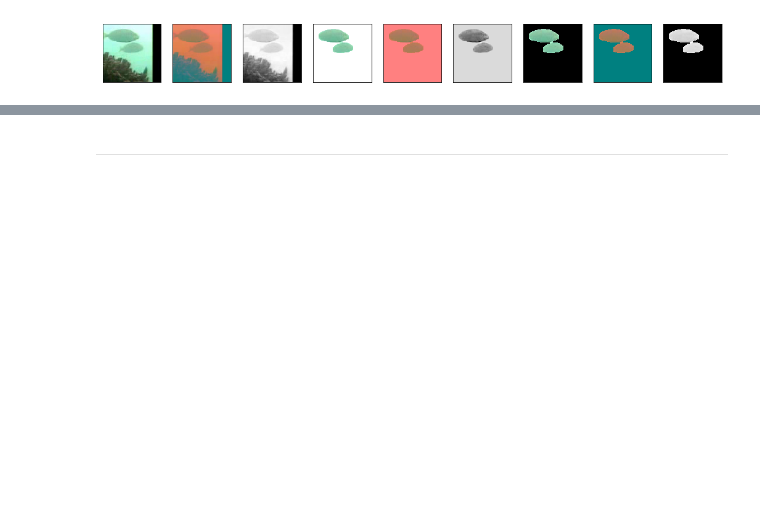
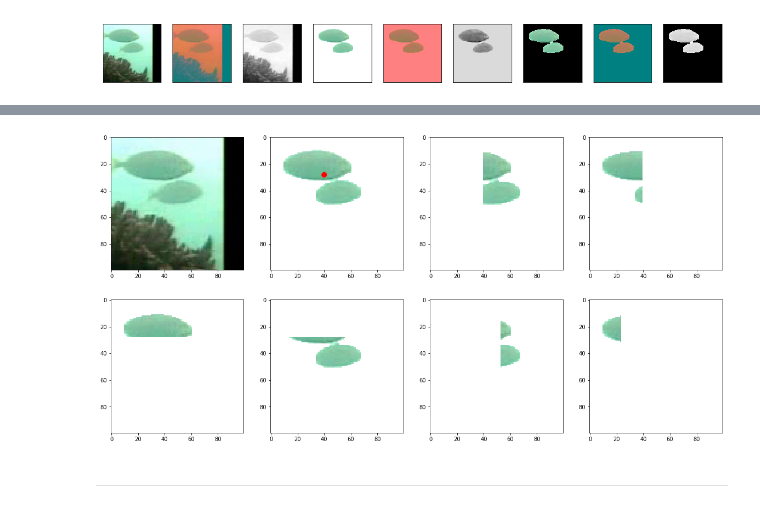
Before and after one commit to JianmengYu/f4k, a Jupyter notebook: f4k notebook.ipynb, the cells around one changed output, grey strips where cells are left out. Drawn from its saved outputs; the diff is of its cells as text; code cells hidden in the pictures; blank space fills up the shorter version.

```diff
--- a/f4k notebook.ipynb
+++ b/f4k notebook.ipynb
@@ -256,7 +256,8 @@ def loadSql(path, frame_info, returnDict=False):
     fid = [-1] * length
     for index, detid in enumerate(frame_info[:,0]):
         try:
-            sql[index] = sqlDict[int(detid)][0]
+            #sql[index] = sqlDict[int(detid)][0]
+            sql[index] = cleanLine(sqlDict[int(detid)][0].to01())
             fid[index] = sqlDict[int(detid)][1]
             mask[index] = True
         except KeyError:
@@ -307,9 +308,6 @@ def loadVideo(video_id, limit_output=True, limit_offset=0, limit_amount=20,
 
     path = '/afs/inf.ed.ac.uk/group/ug4-projects/s1413557/summaries/{0}/{01}/'.format(f1,f2)
     path2 = '/afs/inf.ed.ac.uk/group/ug4-projects/s1413557/sqldump/{0}/{01}/'.format(f1,f2)
-    path = 'E:/f4k_extracted_image/output/summaries/{0}/{01}/'.format(f1,f2)
-    path2 = 'E:/f4ktable/{0}/{01}/'.format(f1,f2)
-
     if os.name == "nt":
         path = 'E:/f4k_extracted_image/output/summaries/{0}/{01}/'.format(f1,f2)
         path2 = 'E:/f4ktable/{0}/{01}/'.format(f1,f2)
@@ -332,15 +330,26 @@ def loadVideo(video_id, limit_output=True, limit_offset=0, limit_amount=20,
         return ([], [], [], [], 0)
 
     clip = VideoFileClip(movie)
-    frames = int(clip.fps * clip.duration)
+    fps = clip.fps
+    duration = clip.duration
+    frames = int(fps * duration)
     hasContour, contour, fish_id = loadSql(sql, frame_info)
+
+    #Take out RGB arrays before stuff?
+    #Replace clip reader with list, so dont have to delete stuff everytime.
+    RGB = [None] * frames
+    for i in range(frames):
+        RGB[i] = clip.get_frame(i / clip.fps)
+    if not(clip==[]):
+        clip.reader.close()
+    del clip
 
     if print_info:
         if print_time:
             print('Loading data took: {}'.format(datetime.now() - time))
         print('Using video_id: {0}'.format(video_id))
         print('Using movie, csv, sql paths: \n{0}\n{1}\n{2}'.format(movie,csv,sql))
-        print('Video fps: {0}, duration {1}'.format(clip.fps,clip.duration))
+        print('Video fps: {0}, duration {1}'.format(fps,duration))
         print('Video frame size: {0}, camera_id: {1}'.format(frame_size,camera_id))
         print('Total frames in video: ', frames)
         count1 = sum(hasContour)
@@ -355,7 +364,7 @@ def loadVideo(video_id, limit_output=True, limit_offset=0, limit_amount=20,
         tot = 0
         for i in range(frames):
             if hasContour[i]:
-                cline = cleanLine(contour[i].to01())
+                cline = contour[i]
                 result = FEIF(cline,case=frame_size)
                 if result:
                     throw += 1
@@ -378,15 +387,14 @@ def loadVideo(video_id, limit_output=True, limit_offset=0, limit_amount=20,
 
         f, ax = plt.subplots((limit_amount-limit_offset+4)/5,5,figsize=(15,3*((limit_amount-limit_offset+4)/5)))
         for i in range(limit_offset, limit_amount):
-            t = i / clip.fps
             plt.subplot((limit_amount-limit_offset+4)/5,5,i-limit_offset+1)
-            plt.imshow(clip.get_frame(t))
+            plt.imshow(RGB[i])
             plt.xticks([])
             plt.yticks([])
 
             if classify:
                 if hasContour[i]:
-                    cline = cleanLine(contour[i].to01())
+                    cline = contour[i]
                     plt.scatter(*zip(*getContour(cline, return_what="Normalized")),s=1)
                     result, delta, length = FEIF(cline,case=frame_size,return_info=True)
                     #for print X and Y range
@@ -414,4 +422,4 @@ def loadVideo(video_id, limit_output=True, limit_offset=0, limit_amount=20,
                   .format(throw,tot,keep,throw/(tot*0.01)))
         plt.show()
 
-    return (frame_info, clip, hasContour, contour, fish_id, frames)
+    return (frame_info, RGB, hasContour, contour, fish_id, frames)
@@ -869,11 +888,13 @@ print(movs[i])
 # %%
+picker = 6
 picker2 = 177
-cline = cleanLine(contour[picker2].to01())
+movid = movs[picker]
+info, clip, hasContour, contour, fish_id, frames = loadVideo(movid,print_info=False, print_image=False)
+cline = contour[picker2]
 thisContour = getContour(cline)
-__,__,contW,__,__,__,__ = extractMeta(cline)
 
 full_fish, head_fish, tail_fish, top_fish, bot_fish, hhead_fish, htail_fish = seperate_fish(thisContour,info[picker2][1])
-image = clip.get_frame(picker2 / clip.fps)
+image = clip[picker2]
 
 #Temp stuff
 hf = np.array((head_fish.astype(int)*255)[:,:,None], dtype=np.uint8)
@@ -894,33 +915,35 @@ mask = np.full(image.shape, 255, dtype=np.uint8)
 roi_corners = np.array([thisContour], dtype=np.int32)
 ignore_mask_color = (0,)*3
 cv2.fillPoly(mask, roi_corners, ignore_mask_color)
 
 # apply the mask
 masked_image = cv2.bitwise_or(image, mask)
 
 #get values
 moments = cv2.moments(cv2.bitwise_not(mask)[:,:,0])
 xy = (int(moments['m10']/moments['m00']), int(moments['m01']/moments['m00']))
 
 plt.subplots(2,4,figsize=(20,10))
 plt.subplot(241)
 plt.imshow(image)
 plt.subplot(242)
 plt.imshow(masked_image)
 plt.gca().add_patch(patches.Circle(xy,1,fill=True,linewidth=5,color='red'))
 plt.subplot(243)
 plt.imshow(cv2.bitwise_or(image, cv2.bitwise_not(hf)))
 plt.subplot(244)
 plt.imshow(cv2.bitwise_or(image, cv2.bitwise_not(tf)))
 plt.subplot(245)
 plt.imshow(cv2.bitwise_or(image, cv2.bitwise_not(tpf)))
 plt.subplot(246)
 plt.imshow(cv2.bitwise_or(image, cv2.bitwise_not(btf)))
 plt.subplot(247)
 plt.imshow(cv2.bitwise_or(image, cv2.bitwise_not(hhf)))
 plt.subplot(248)
 plt.imshow(cv2.bitwise_or(image, cv2.bitwise_not(htf)))
 plt.show()
+# %% [output]
+[figure, added]
 # %%
 def histc(list1, bins):
     hist,__ = np.histogram(list1, bins)
```
Also changed, not shown: parts of 25 cells of this notebook.
